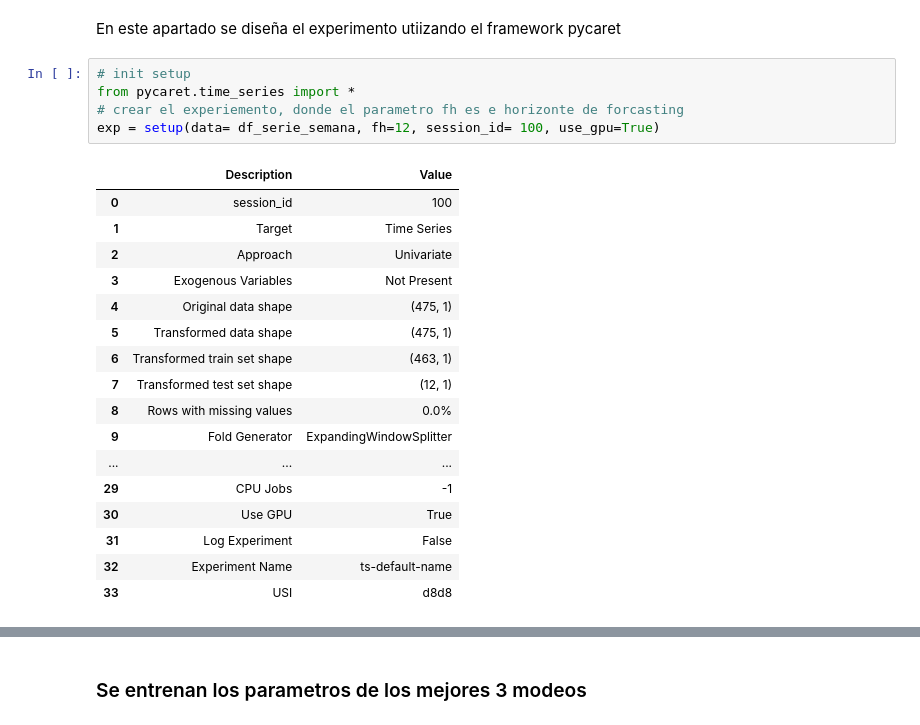
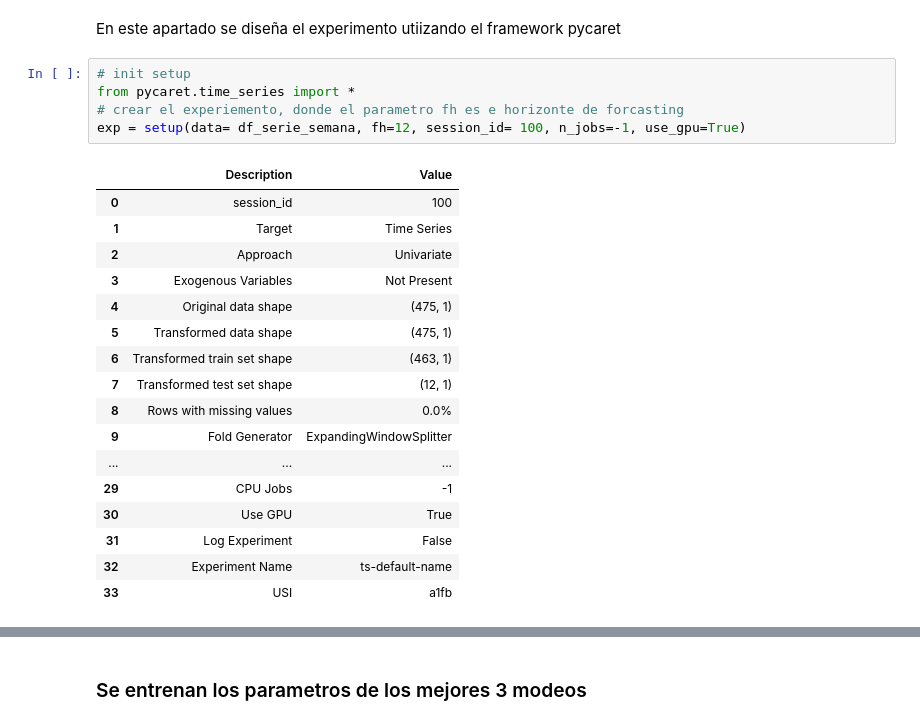
Before and after one commit to antoniomedina99/Forecasting-Comportamiento-del-precio-de-acciones-AMERICA-MOVIL-SAB-DE-CV-claro-API-Yhoo, a Jupyter notebook: Notebook.ipynb, the cells around one changed output, grey strips where cells are left out. Cells and saved outputs as stored; diff of their text form.

```diff
--- a/Notebook.ipynb
+++ b/Notebook.ipynb
@@ -132,26 +132,26 @@ En este apartado se diseña el experimento utiizando el framework pycaret
 # %%
 # init setup
 from pycaret.time_series import *
 # crear el experiemento, donde el parametro fh es e horizonte de forcasting
-exp = setup(data= df_serie_semana, fh=12, session_id= 100, use_gpu=True)
+exp = setup(data= df_serie_semana, fh=12, session_id= 100, n_jobs=-1, use_gpu=True)
 # %% [output]
 |  | Description | Value |
 | 0 | session_id | 100 |
 | 1 | Target | Time Series |
 | 2 | Approach | Univariate |
 | 3 | Exogenous Variables | Not Present |
 | 4 | Original data shape | (475, 1) |
 | 5 | Transformed data shape | (475, 1) |
 | 6 | Transformed train set shape | (463, 1) |
 | 7 | Transformed test set shape | (12, 1) |
 | 8 | Rows with missing values | 0.0% |
 | 9 | Fold Generator | ExpandingWindowSplitter |
 | ... | ... | ... |
 | 29 | CPU Jobs | -1 |
 | 30 | Use GPU | True |
 | 31 | Log Experiment | False |
 | 32 | Experiment Name | ts-default-name |
-| 33 | USI | d8d8 |
+| 33 | USI | a1fb |
 # %%
 # comparación de modelos, se seleccionarán los 3 modelos con mejor (MEDIAN ABSOLUTE ERROR)  "MAE"
 #con el parametro "n_select = 3" guardo los 3 mejores modelos
```
Also changed, not shown: parts of 4 cells of this notebook, 4 other files.
